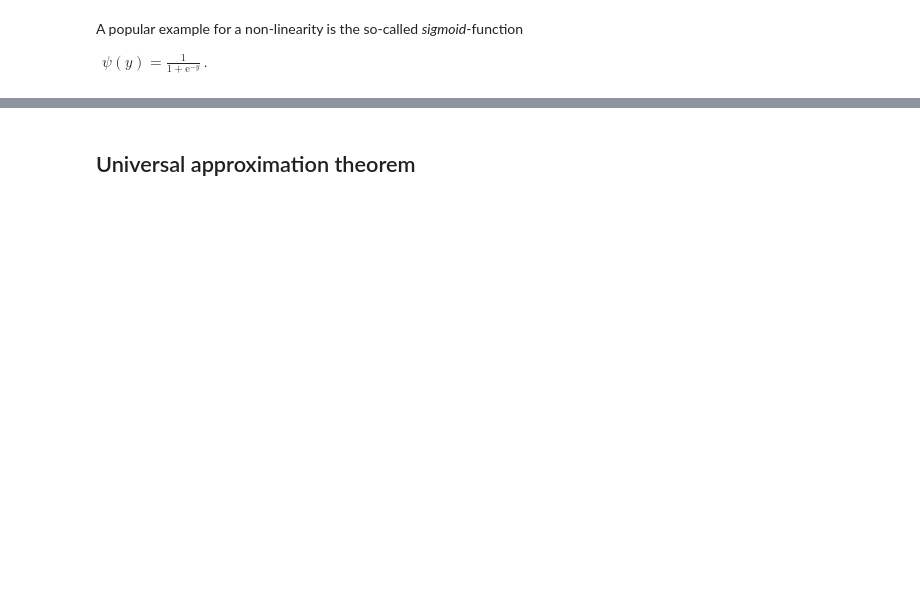
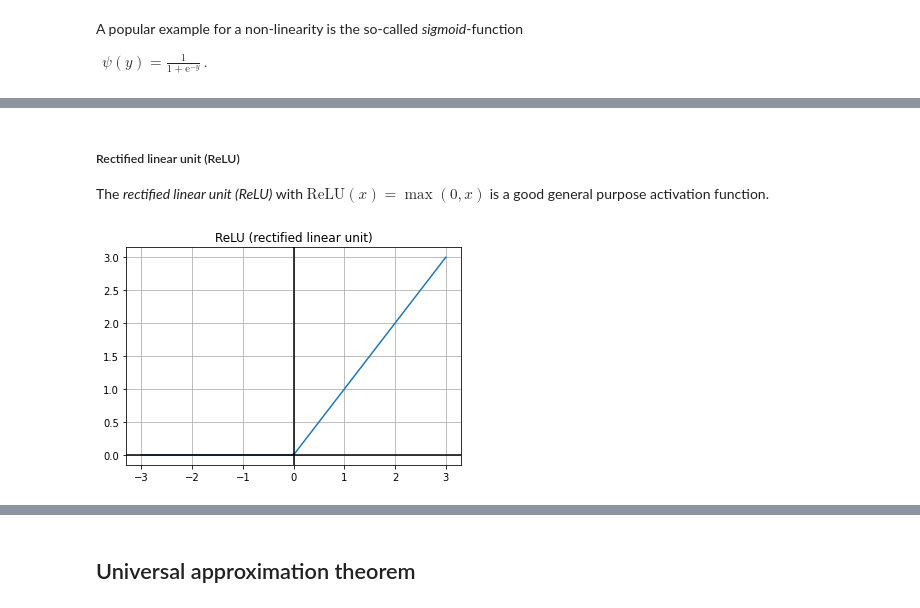
Before and after one commit to bullette007/bullette007.github.io, a Jupyter notebook: book/_sources/05_NeuralNetworksForCompImg.ipynb, the cells around one changed output, grey strips where cells are left out. Saved outputs shown, nothing was run; the diff lists cells and outputs as text; code cells hidden in the pictures; blank space fills up the shorter version.

```diff
--- a/book/_sources/05_NeuralNetworksForCompImg.ipynb
+++ b/book/_sources/05_NeuralNetworksForCompImg.ipynb
@@ -204,0 +243,13 @@ In batch processing, he result of a batch of data processed by a linear layer, i
+# %% [markdown]
+##### Rectified linear unit (ReLU)
+
+The *rectified linear unit (ReLU)* with $\mathrm{ReLU}(x) = \max (0,x)$ is a good general purpose activation function.
+# %%
+plt.figure()
+plt.plot(xs, ys_relu)
+plt.title("ReLU (rectified linear unit)")
+plt.axhline(0, color='k')
+plt.axvline(0, color='k')
+plt.grid()
+# %% [output]
+[figure, added]
```
Also changed, not shown: parts of 133 cells of this notebook, 55 other files.
